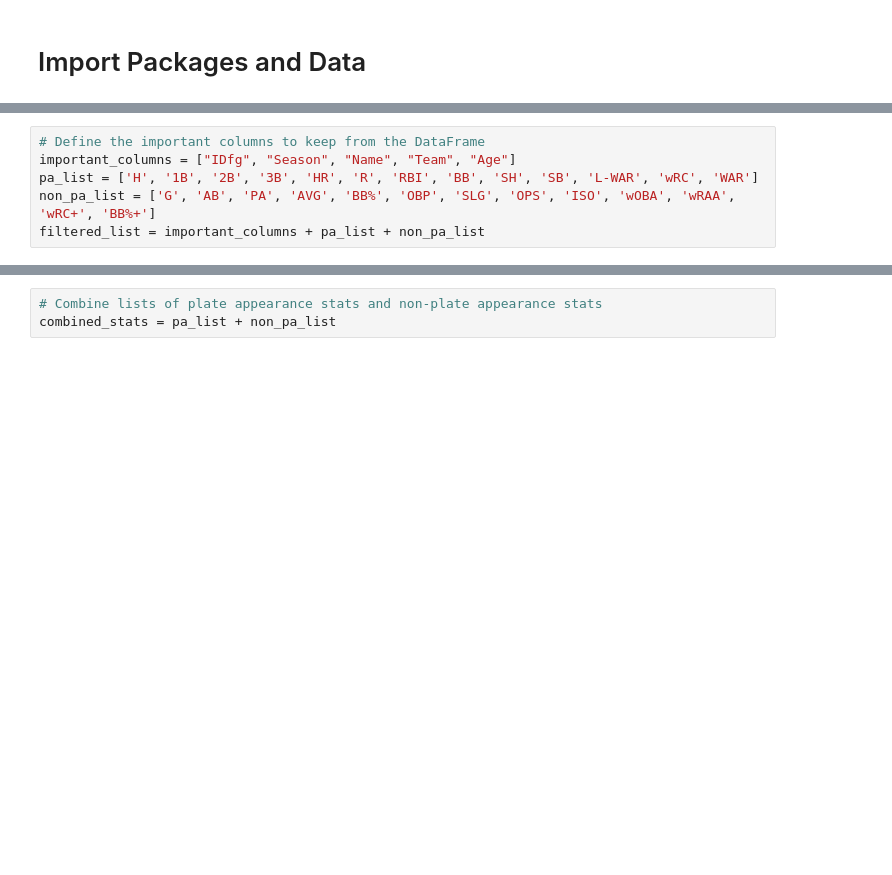
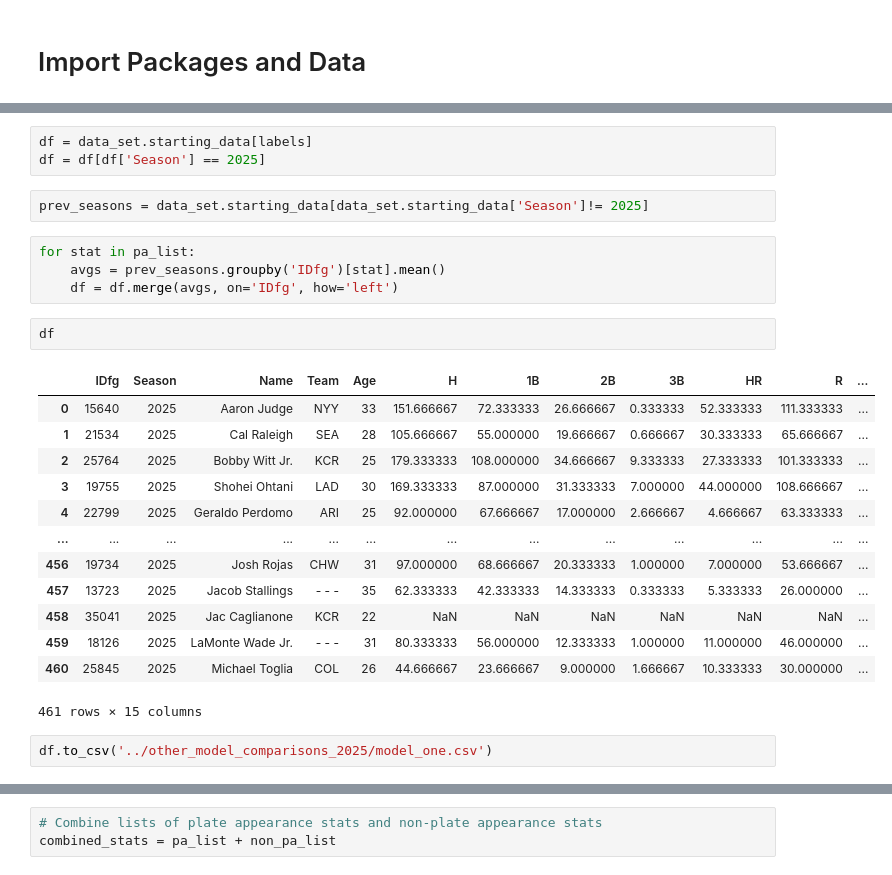
Before and after one commit to tom-bagley/baseball_projection, a Jupyter notebook: Projection Models/Model one(simple mean).ipynb, the cells around one changed output, grey strips where cells are left out. Drawn from its saved outputs; the diff is of its cells as text; blank space fills up the shorter version.

Commit message:
added more models and fixed rsme comparison

```diff
--- a/Projection Models/Model one(simple mean).ipynb
+++ b/Projection Models/Model one(simple mean).ipynb
@@ -12,6 +22,0 @@ df = pd.read_csv('../Resources/properly_formatted_data.csv')
-# %%
-# Define the important columns to keep from the DataFrame
-important_columns = ["IDfg", "Season", "Name", "Team", "Age"]
-pa_list = ['H', '1B', '2B', '3B', 'HR', 'R', 'RBI', 'BB', 'SH', 'SB', 'L-WAR', 'wRC', 'WAR']
-non_pa_list = ['G', 'AB', 'PA', 'AVG', 'BB%', 'OBP', 'SLG', 'OPS', 'ISO', 'wOBA', 'wRAA', 'wRC+', 'BB%+']
-filtered_list = important_columns + pa_list + non_pa_list
@@ -17,0 +31,27 @@ filtered_list = important_columns + pa_list + non_pa_list
+# %%
+df = data_set.starting_data[labels]
+df = df[df['Season'] == 2025]
+# %%
+prev_seasons = data_set.starting_data[data_set.starting_data['Season']!= 2025]
+# %%
+for stat in pa_list:
+    avgs = prev_seasons.groupby('IDfg')[stat].mean()
+    df = df.merge(avgs, on='IDfg', how='left')
+# %%
+df
+# %% [output]
+|  | IDfg | Season | Name | Team | Age | H | 1B | 2B | 3B | HR | R | ... |
+| 0 | 15640 | 2025 | Aaron Judge | NYY | 33 | 151.666667 | 72.333333 | 26.666667 | 0.333333 | 52.333333 | 111.333333 | ... |
+| 1 | 21534 | 2025 | Cal Raleigh | SEA | 28 | 105.666667 | 55.000000 | 19.666667 | 0.666667 | 30.333333 | 65.666667 | ... |
+| 2 | 25764 | 2025 | Bobby Witt Jr. | KCR | 25 | 179.333333 | 108.000000 | 34.666667 | 9.333333 | 27.333333 | 101.333333 | ... |
+| 3 | 19755 | 2025 | Shohei Ohtani | LAD | 30 | 169.333333 | 87.000000 | 31.333333 | 7.000000 | 44.000000 | 108.666667 | ... |
+| 4 | 22799 | 2025 | Geraldo Perdomo | ARI | 25 | 92.000000 | 67.666667 | 17.000000 | 2.666667 | 4.666667 | 63.333333 | ... |
+| ... | ... | ... | ... | ... | ... | ... | ... | ... | ... | ... | ... | ... |
+| 456 | 19734 | 2025 | Josh Rojas | CHW | 31 | 97.000000 | 68.666667 | 20.333333 | 1.000000 | 7.000000 | 53.666667 | ... |
+| 457 | 13723 | 2025 | Jacob Stallings | - - - | 35 | 62.333333 | 42.333333 | 14.333333 | 0.333333 | 5.333333 | 26.000000 | ... |
+| 458 | 35041 | 2025 | Jac Caglianone | KCR | 22 | NaN | NaN | NaN | NaN | NaN | NaN | ... |
+| 459 | 18126 | 2025 | LaMonte Wade Jr. | - - - | 31 | 80.333333 | 56.000000 | 12.333333 | 1.000000 | 11.000000 | 46.000000 | ... |
+| 460 | 25845 | 2025 | Michael Toglia | COL | 26 | 44.666667 | 23.666667 | 9.000000 | 1.666667 | 10.333333 | 30.000000 | ... |
+461 rows × 15 columns
+# %%
+df.to_csv('../other_model_comparisons_2025/model_one.csv')
```
Also changed, not shown: parts of 10 cells of this notebook, 31 other files.
